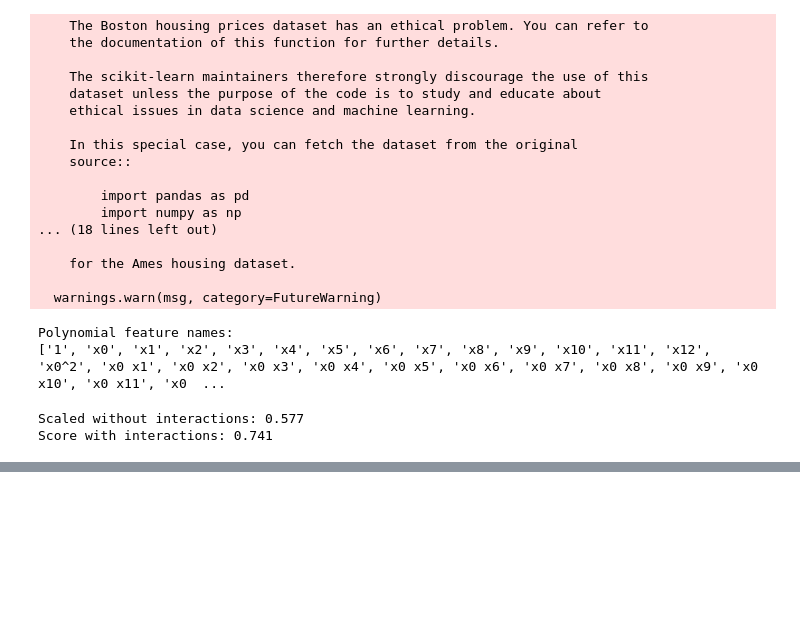
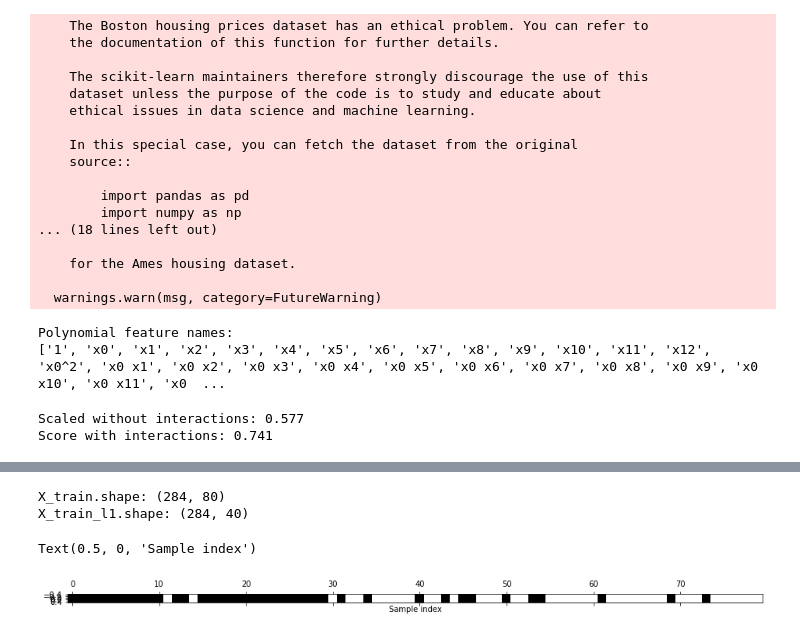
Before and after one commit to kairi812/Machine-Learning-Beginners, a Jupyter notebook: feature_engineering.ipynb, the cells around one changed output, grey strips where cells are left out. Saved outputs shown, nothing was run; the diff lists cells and outputs as text; code cells hidden in the pictures; blank space fills up the shorter version.

```diff
--- a/feature_engineering.ipynb
+++ b/feature_engineering.ipynb
@@ -369,0 +462,13 @@ Score with interactions: 0.746
+# %%
+from sklearn.linear_model import LogisticRegression
+
+X_test_selected = select.transform(X_test)
+
+lr = LogisticRegression()
+lr.fit(X_train, y_train)
+print("Score with all features: {:.3f}".format(lr.score(X_test, y_test)))
+
+# もとの特徴量のいくつかが失われているのに性能が向上している
+lr.fit(X_train_selected, y_train)
+print("Score with only selected features: {:.3f}".format(
+    lr.score(X_test_selected, y_test)))
@@ -369,0 +492,25 @@ Score with interactions: 0.746
+# %%
+# モデルベース特徴量選択
+from sklearn.feature_selection import SelectFromModel
+from sklearn.ensemble import RandomForestClassifier
+
+select = SelectFromModel(
+    RandomForestClassifier(n_estimators=100, random_state=42),
+    threshold="median"
+)
+
+select.fit(X_train, y_train)
+X_train_l1 = select.transform(X_train)
+print("X_train.shape: {}".format(X_train.shape))
+print("X_train_l1.shape: {}".format(X_train_l1.shape))
+# %% [output]
+X_train.shape: (284, 80)
+X_train_l1.shape: (284, 40)
+# %%
+mask = select.get_support()
+# マスクの可視化
+plt.matshow(mask.reshape(1, -1), cmap='gray_r')
+plt.xlabel('Sample index')
+# %% [output]
+Text(0.5, 0, 'Sample index')
+[figure, added]
```
Also changed, not shown: parts of 24 cells of this notebook.
